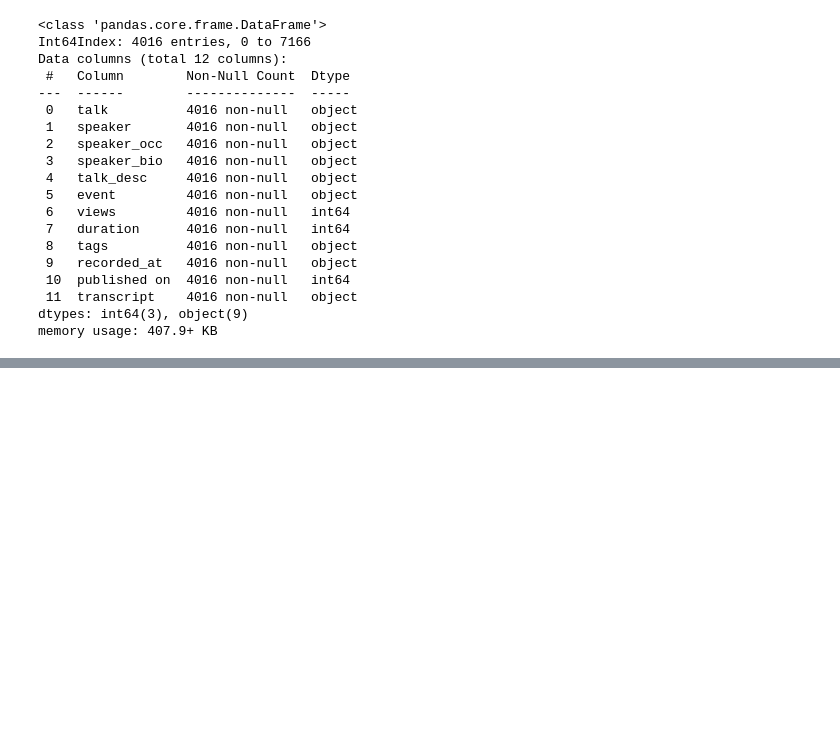
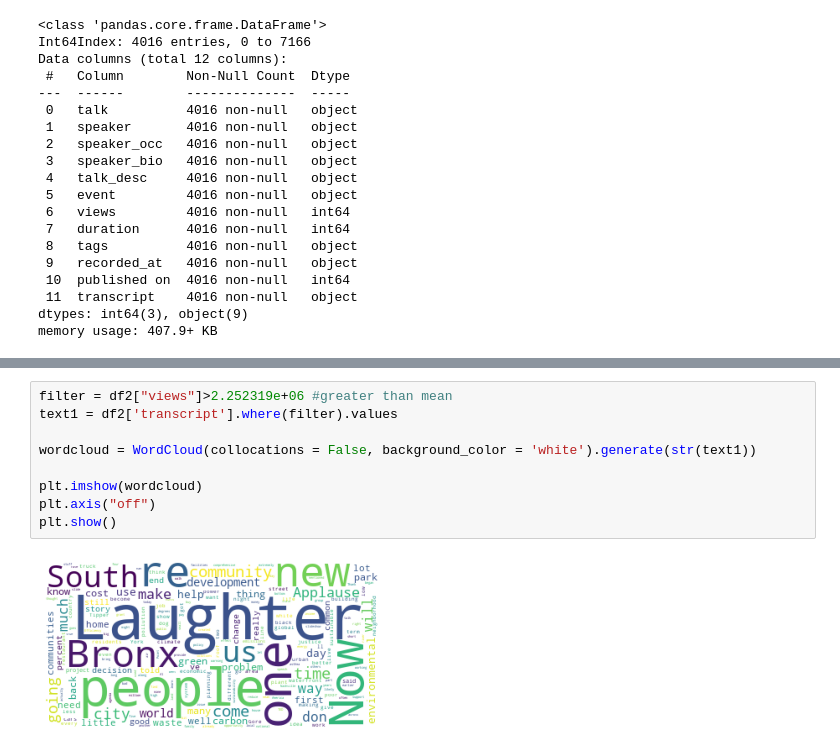
Before and after one commit to vaishakmk/TedTalk-Analysis, a Jupyter notebook: dheeraj_NLP.ipynb, the cells around one changed output, grey strips where cells are left out. Drawn from its saved outputs; the diff is of its cells as text; blank space fills up the shorter version.

```diff
--- a/dheeraj_NLP.ipynb
+++ b/dheeraj_NLP.ipynb
@@ -474,0 +562,11 @@ feature_set.head(5)
+# %%
+filter = df2["views"]>2.252319e+06 #greater than mean
+text1 = df2['transcript'].where(filter).values
+
+wordcloud = WordCloud(collocations = False, background_color = 'white').generate(str(text1))
+
+plt.imshow(wordcloud)
+plt.axis("off")
+plt.show()
+# %% [output]
+[figure, added]
```
Also changed, not shown: parts of 40 cells of this notebook.
